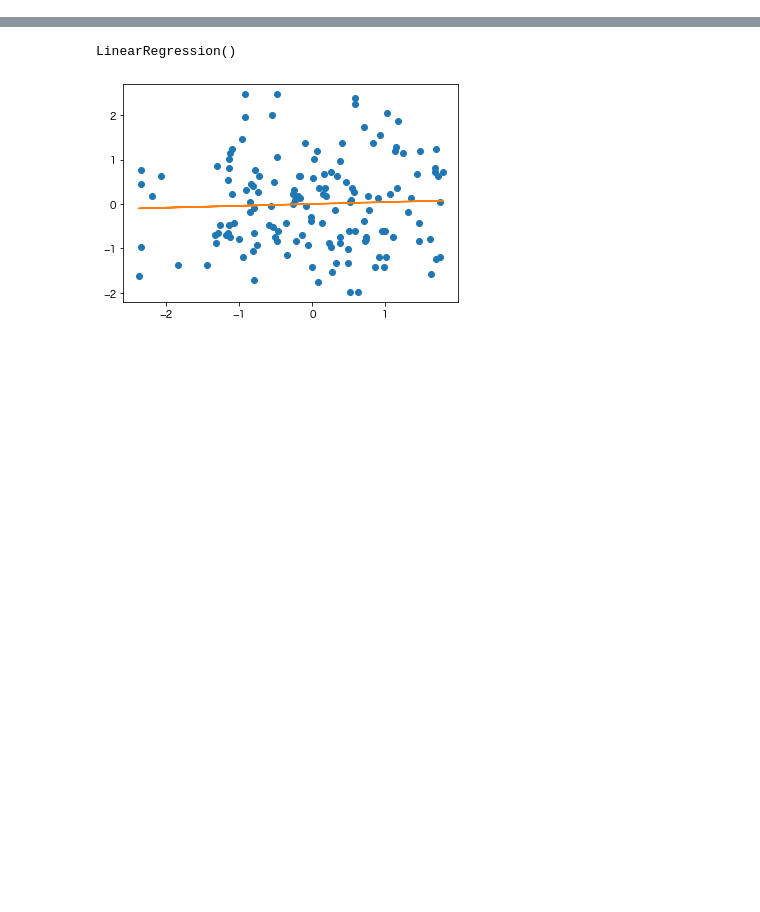
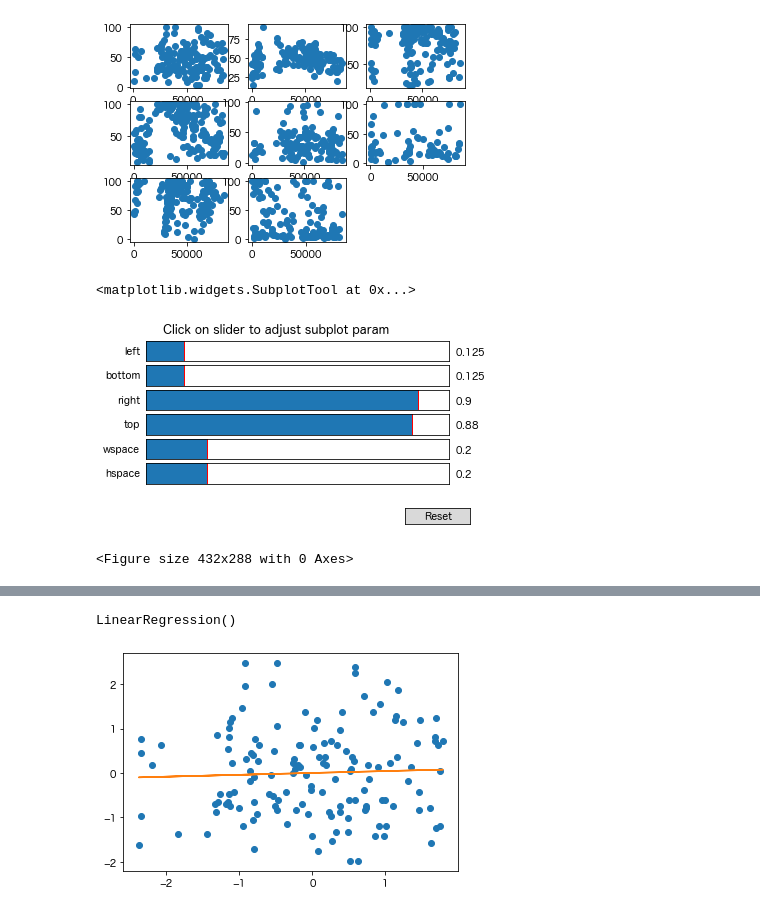
Before and after one commit to Isshin-Py-Sw-La-Me/Portfolio, a Jupyter notebook: bs_2.ipynb, the cells around one changed output, grey strips where cells are left out. Drawn from its saved outputs; the diff is of its cells as text; code cells hidden in the pictures; blank space fills up the shorter version.

```diff
--- a/bs_2.ipynb
+++ b/bs_2.ipynb
@@ -49,4 +70,21 @@ for i in range(0,7):
                                                 (df["weekday"] == i)]["battery"])
 #     User_F_data_2.plot.bar(x="階級値",y="度数",width=1,ec="k")
 #     plt.savefig("bs_2_results/%s_%d.jpg" % (users[i],i))
+# %%
+# fig,ax = plt.subplots(3,3)
+for i in range(len(users)):
+    user_data = df.loc[(df["User"] == users[i]) &
+                        (df["state"] == "ON") &
+                            (df["date"] > dt.datetime(2021,12,1)) &
+                                (df["date"] < dt.datetime(2022,1,31))]
+
+    plt.subplot(3,3,i+1)
+    plt.plot(user_data["time_to_num"],user_data["battery"],"o")
+
+plt.show()
+# %% [output]
+[figure, added]
+<matplotlib.widgets.SubplotTool at 0x...>
+[figure, added]
+<Figure size 432x288 with 0 Axes>
 # %%
```
Also changed, not shown: parts of 5 cells of this notebook.
